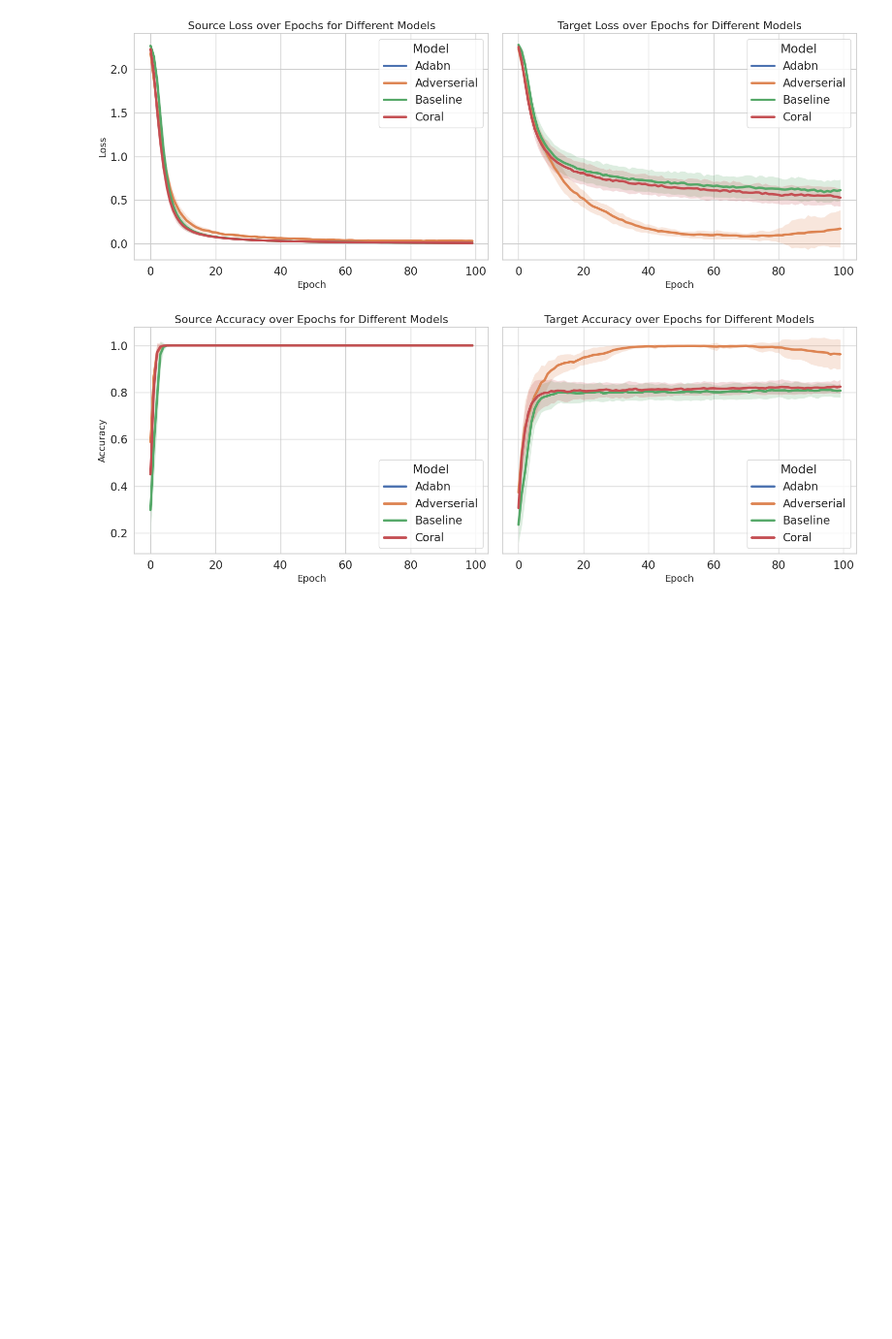
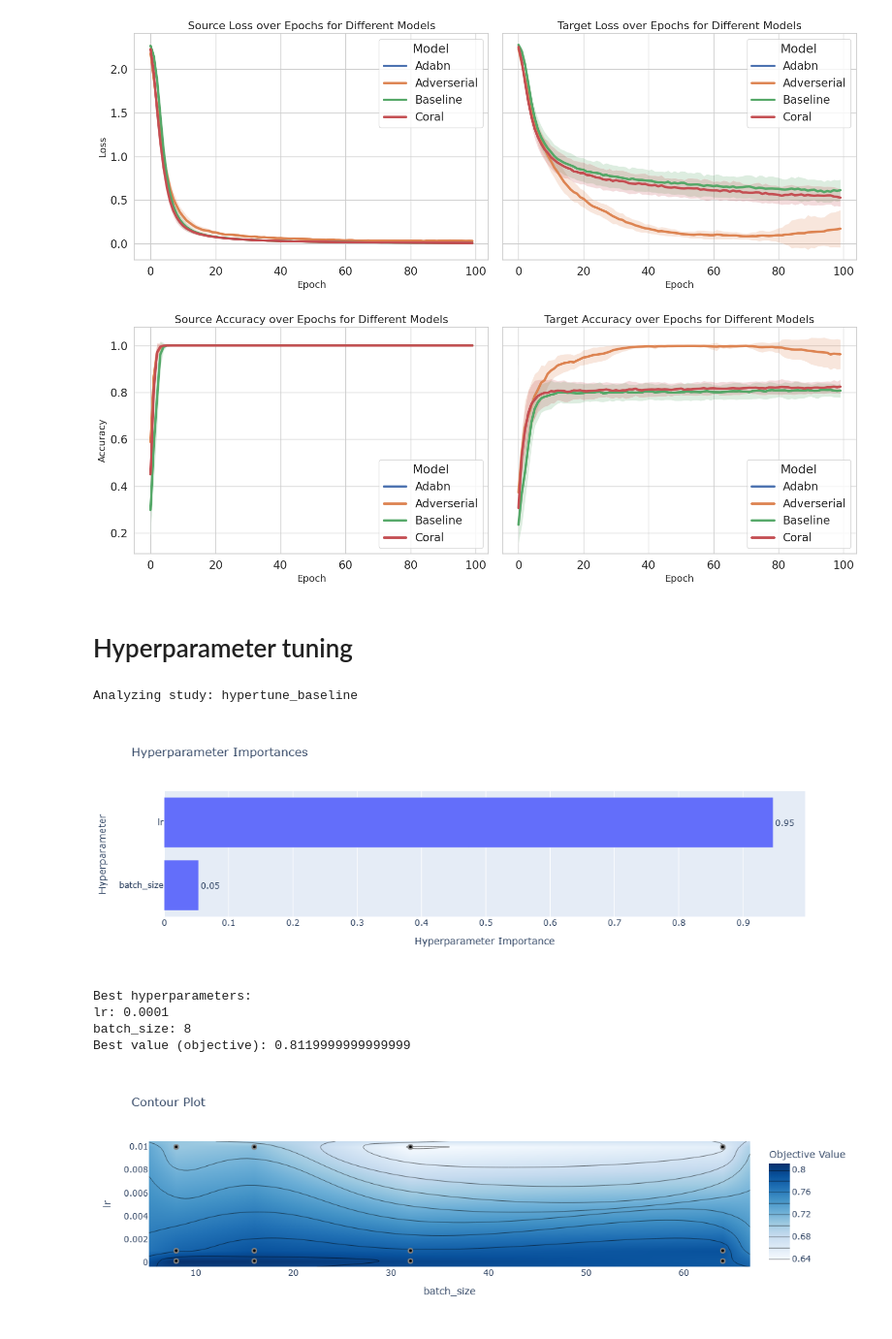
Before and after one commit to lars-quaedvlieg/CIVIL-426-Assignments, a Jupyter notebook: Assignment 4/Excerice/src/analysis.ipynb, the cells around one changed output. Shown at 97% size. Cells and saved outputs as stored; diff of their text form; code cells hidden in the pictures; blank space fills up the shorter version.

Commit message:
added files for hyperparam tuning

```diff
--- a/Assignment 4/Excerice/src/analysis.ipynb
+++ b/Assignment 4/Excerice/src/analysis.ipynb
@@ -205,3 +205,25 @@ plt.tight_layout()
 plt.show()
 # %% [output]
 [figure]
+# %% [markdown]
+# Hyperparameter tuning
+# %%
+import optuna
+import itertools
+import pandas as pd
+
+folder = 'out'
+study_names = [
+    'hypertune_baseline',
+    # 'hypertune_coral',
+    # 'hypertune_adversarial',
+    # 'hypertune_adabn'
+]
+# %%
+# Function to generate contour plots for each combination of hyperparameters
+def plot_contours(study, search_space):
+    # Generate contour plots for each pair of hyperparameters
+    param_combinations = list(itertools.combinations(search_space.keys(), 2))
+    for params in param_combinations:
+        fig = optuna.visualization.plot_contour(study, params=params)
+        fig.show()
@@ -207,0 +252,36 @@ plt.show()
+# %%
+# Loop over each study and generate visualizations
+for study_name in study_names:
+    print(f"Analyzing study: {study_name}")
+
+    # Load the study
+    study = optuna.load_study(study_name=study_name, storage=f'sqlite:///{folder}/study.db')
+
+    # Visualize the importance of hyperparameters
+    fig = optuna.visualization.plot_param_importances(study)
+    fig.show()
+
+    # Print the best hyperparameters
+    best_trial = study.best_trial
+    print("Best hyperparameters:")
+    for param_name, param_value in best_trial.params.items():
+        print(f"{param_name}: {param_value}")
+    print(f"Best value (objective): {best_trial.value}")
+
+    # Get the search space for the current study
+    search_space = search_spaces[study_name]
+
+    # Generate contour plots for each pair of hyperparameters
+    plot_contours(study, search_space)
+
+    # Retrieve and display the hyperparameter tuning results
+    hyper_df = study.trials_dataframe()
+    display(hyper_df.head())
+# %% [output]
+Analyzing study: hypertune_baseline
+[figure, added]
+Best hyperparameters:
+lr: 0.0001
+batch_size: 8
+Best value (objective): 0.8119999999999999
+[figure, added]
```
Also changed, not shown: parts of 3 cells of this notebook, 8 other files.
